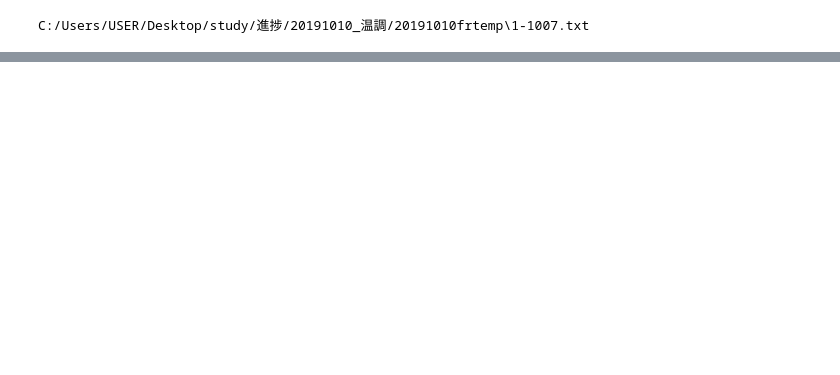
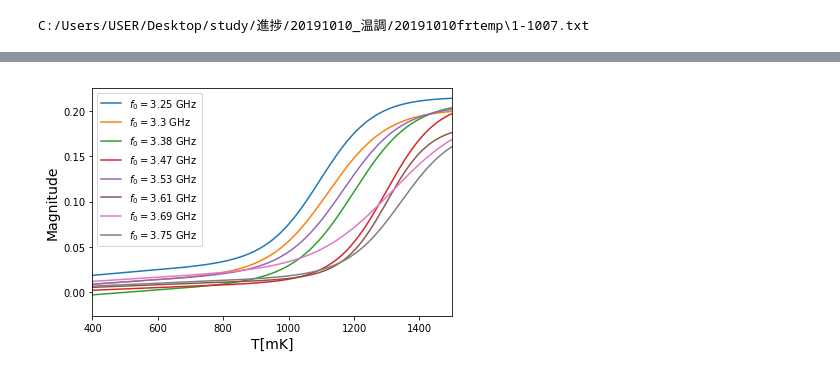
Before and after one commit to T-Ando6630/naruse-lab, a Jupyter notebook: Teffect.ipynb, the cells around one changed output, grey strips where cells are left out. Drawn from its saved outputs; the diff is of its cells as text; code cells hidden in the pictures; blank space fills up the shorter version.

```diff
--- a/Teffect.ipynb
+++ b/Teffect.ipynb
@@ -140,0 +170,9 @@ os.chdir(InitialDir)
+# %%
+par0 = pd.DataFrame(p0)
+par1 = pd.DataFrame(p1)
+pars = pd.concat([par0,par1],axis=1)
+pars.index = f
+pars.index.rename('fr[GHz]',inplace=True)
+pars.columns = ['a0','b0','a1','b1']
+pars.to_csv('delta_fitpars.csv')
+pars.head()
@@ -140,0 +187,32 @@ os.chdir(InitialDir)
+# %%
+def ampT(T,t0,f0,amplitude,m,b,a0,b0,a1,b1):
+    out = amplitude/np.pi * (HWHM(T,a1,b1)*pow(10,-6)/((deltaf(T,a0,b0,t0)*pow(10,-6))**2+(HWHM(T,a1,b1)*pow(10,-6))**2)) + m * f0 + b
+    return out
+
+def deltaf(T,a,b,t0):
+    out = a * (1 - np.exp(b * (T/t0 - 1)))
+    return out
+
+def HWHM(T,a,b):
+    out = (a * T + b)/2
+    return out
+# %%
+t = np.arange(1,1501)
+out = []
+fig,ax = plt.subplots()
+for i, df in enumerate (item) :
+    t0, amplitude,f0,m,b = df[['T[mK]','amplitude','fr[GHz]','slope','const']].iloc[0]
+    a0,b0,a1,b1 = pars[['a0','b0','a1','b1']].iloc[i]
+    mag = ampT(t,t0,f0,amplitude,m,b,a0,b0,a1,b1)
+
+    ax.plot(t,mag,label='$f\it_{0}=$'+str(np.array(f)[i].round(2))+' GHz')
+    out.append(mag)
+ax.set_xlim(400,1500)
+ax.set_xlabel('T[mK]',fontsize=14)
+ax.set_ylabel('Magnitude',fontsize=14)
+ax.legend()
+plt.tight_layout()
+plt.savefig('T-Mag0.png')
+plt.show()
+# %% [output]
+[figure, added]
```
Also changed, not shown: parts of 30 cells of this notebook.
